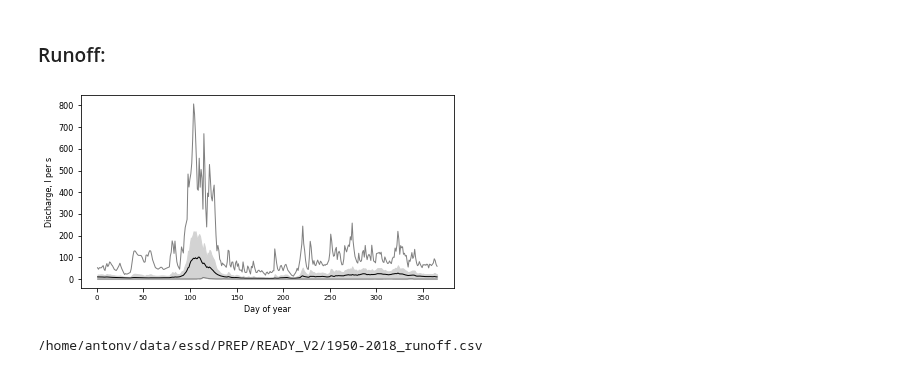
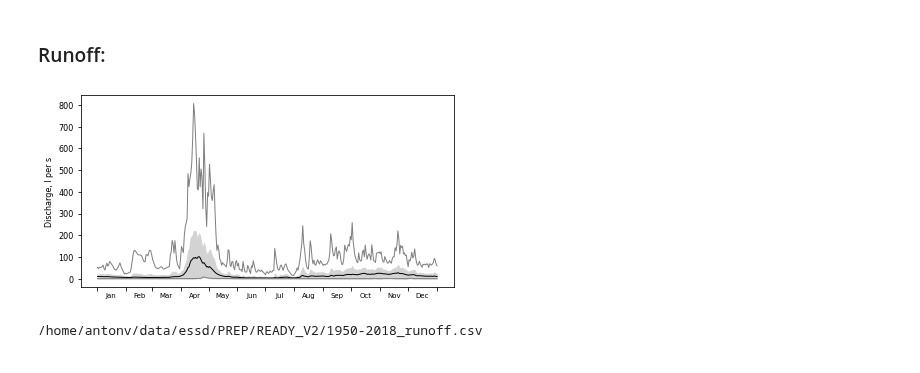
Before and after one commit to shi-hydrology/lammin-suo-plots, a Jupyter notebook: lammin_suo_plots.ipynb, the cells around one changed output. Drawn from its saved outputs; the diff is of its cells as text; code cells hidden in the pictures.

Commit message:
Converted day-of-year ticks into month names

```diff
--- a/lammin_suo_plots.ipynb
+++ b/lammin_suo_plots.ipynb
@@ -78,6 +78,22 @@ def mark_axes(ax_tuple, px=-0.1, py=1.15):
     for ax in ax_tuple:
         ax.text(px, py, "(%s)" % letter, transform=ax.transAxes, fontsize=MEDIUM_SIZE, va='top', ha='right')
         letter = chr(ord(letter) + 1)  # increments the letter in alphabetical order
+
+
+def monthly_ticks(ax, crop=False):
+    ax.xaxis.set_major_locator(mdates.MonthLocator())
+    ax.xaxis.set_minor_locator(mdates.MonthLocator(bymonthday=16))  # 16 is a slight approximation since months differ in number of days
+
+    ax.xaxis.set_major_formatter(matplotlib.ticker.NullFormatter())
+    ax.xaxis.set_minor_formatter(mdates.DateFormatter('%b'))
+
+    for tick in ax.xaxis.get_minor_ticks():
+        tick.tick1line.set_markersize(0)
+        tick.tick2line.set_markersize(0)
+        tick.label1.set_horizontalalignment("center")
+    ax.xaxis.get_minor_ticks()[-1].set_visible(False)
+    if crop:
+        ax.xaxis.get_minor_ticks()[0].set_visible(False)
 # %% [markdown]
 ### General font and fig size settings:
 # %%
@@ -635,26 +654,27 @@ plt.savefig(fig_path, dpi=300, transparent=False, facecolor="white")
 # %%
 f = "1950-2018_runoff.csv"
 
 fig, ax = plt.subplots()
 fig.set_size_inches(2*wu, 1.5*hu)
 
 tmp = prepare(os.path.join(work_dir, f))
 
 # RIV = "W1_RUNOFF"
 RIV = "S_RUNOFF"
 
 df = calc_intra_annual(tmp, RIV)
 plot_intra_annual(df, ax)
 # ax.plot(df.index, df["W1_RUNOFF"], color="k", linewidth=1)
 # ax.set_ylim([-2, 500])
-ax.set_xlabel("Day of year")
+# ax.set_xlabel("Day of year")
+monthly_ticks(ax, crop=True)
 ax.set_ylabel("Discharge, l per s")
 # ax.legend()
 
 fig_path = os.path.join(fig_dir, "test_09.png")
 plt.savefig(fig_path, dpi=300, transparent=False, facecolor="white")
 # %% [output]
-[figure, old version]
+[figure, new version]
 # %%
 f = "1950-2018_runoff.csv"
 print(os.path.join(work_dir, f))
```
Also changed, not shown: parts of 5 cells of this notebook.
